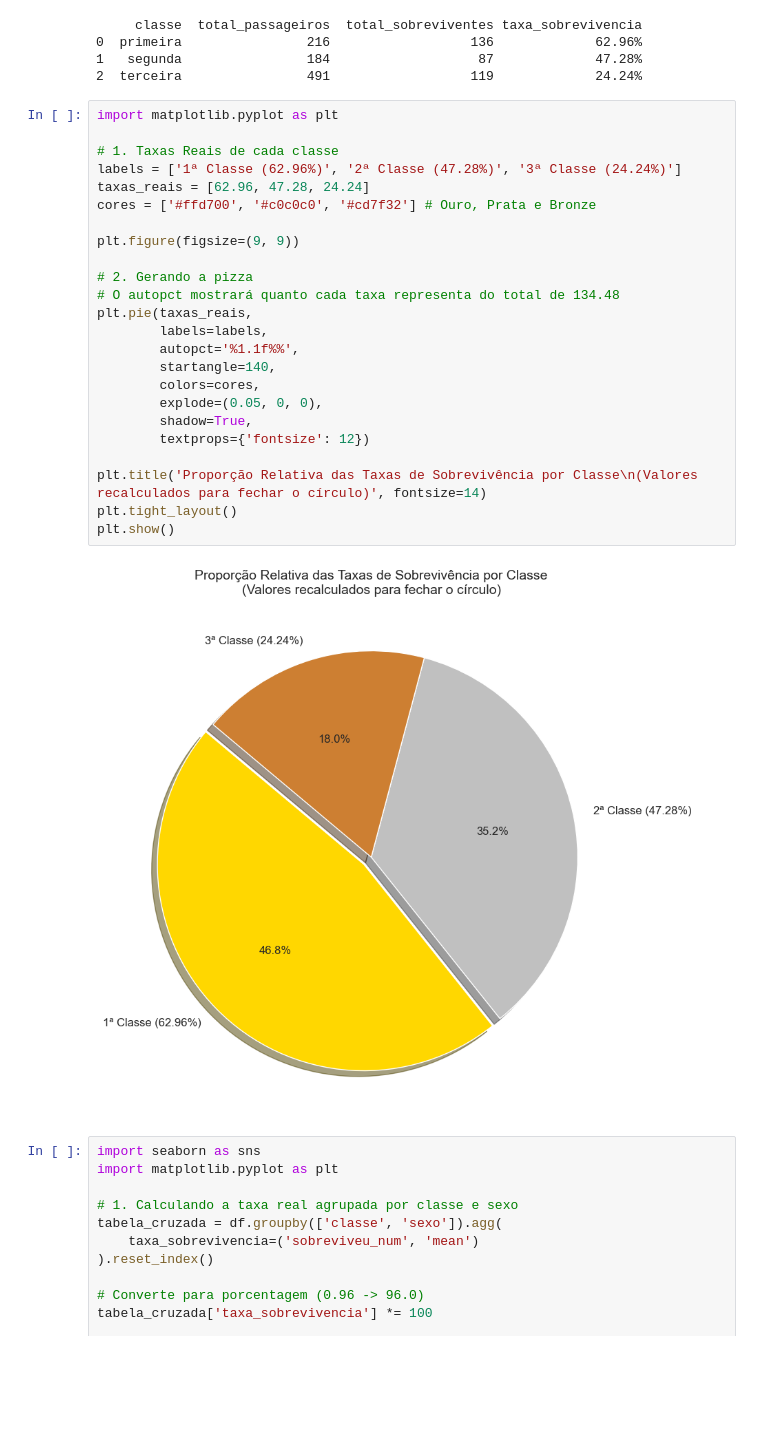
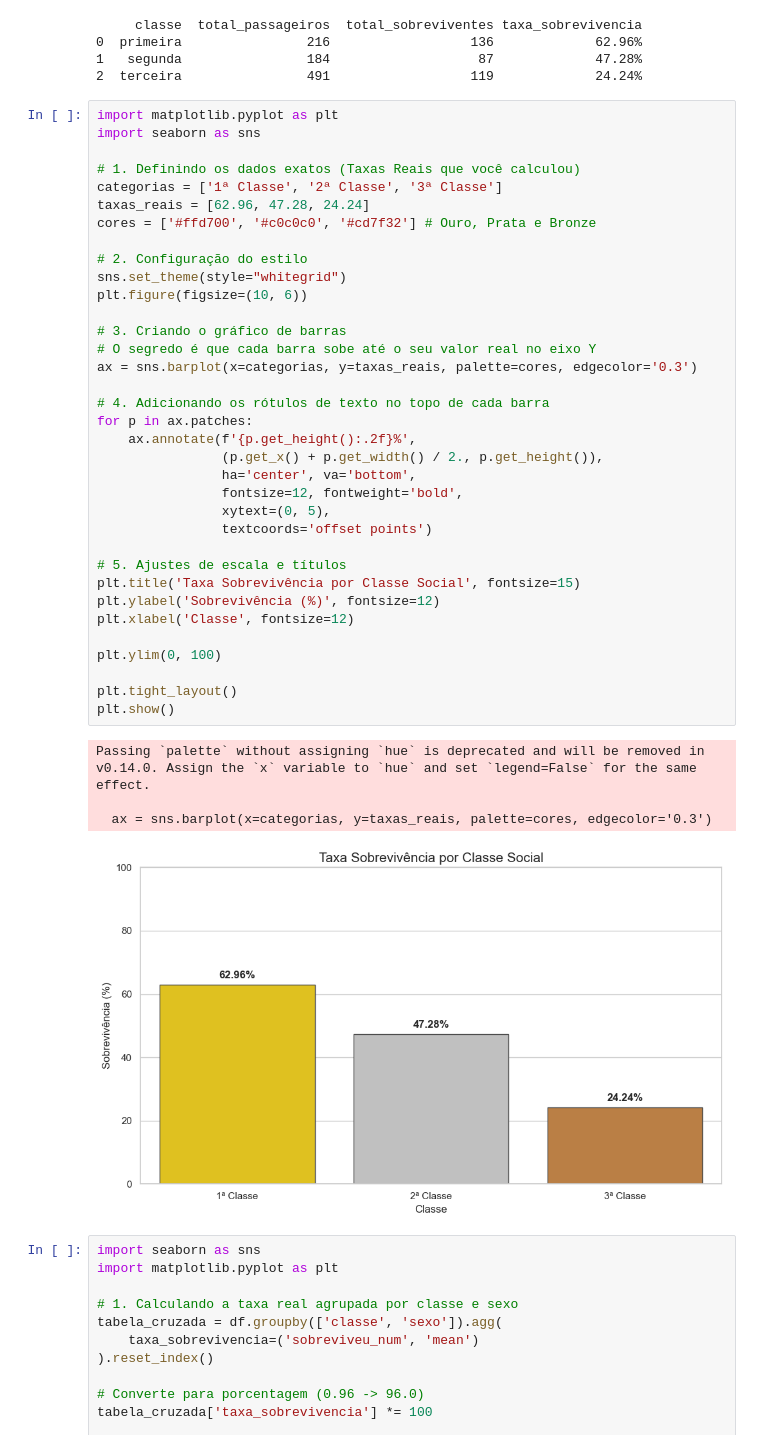
Before and after one commit to geovann4s/AnaliseTitanicaula, a Jupyter notebook: teste.ipynb, the cells around one changed output. Cells and saved outputs as stored; diff of their text form; blank space fills up the shorter version.

```diff
--- a/teste.ipynb
+++ b/teste.ipynb
@@ -357,30 +362,44 @@ print(tabela_classe_real)
 2  terceira                491                  119             24.24%
 # %%
 import matplotlib.pyplot as plt
+import seaborn as sns
 
-# 1. Taxas Reais de cada classe
-labels = ['1ª Classe (62.96%)', '2ª Classe (47.28%)', '3ª Classe (24.24%)']
+# 1. Definindo os dados exatos (Taxas Reais que você calculou)
+categorias = ['1ª Classe', '2ª Classe', '3ª Classe']
 taxas_reais = [62.96, 47.28, 24.24]
 cores = ['#ffd700', '#c0c0c0', '#cd7f32'] # Ouro, Prata e Bronze
 
-plt.figure(figsize=(9, 9))
+# 2. Configuração do estilo
+sns.set_theme(style="whitegrid")
+plt.figure(figsize=(10, 6))
 
-# 2. Gerando a pizza
-# O autopct mostrará quanto cada taxa representa do total de 134.48
-plt.pie(taxas_reais,
-        labels=labels,
-        autopct='%1.1f%%',
-        startangle=140,
-        colors=cores,
-        explode=(0.05, 0, 0),
-        shadow=True,
-        textprops={'fontsize': 12})
+# 3. Criando o gráfico de barras
+# O segredo é que cada barra sobe até o seu valor real no eixo Y
+ax = sns.barplot(x=categorias, y=taxas_reais, palette=cores, edgecolor='0.3')
 
-plt.title('Proporção Relativa das Taxas de Sobrevivência por Classe\n(Valores recalculados para fechar o círculo)', fontsize=14)
+# 4. Adicionando os rótulos de texto no topo de cada barra
+for p in ax.patches:
+    ax.annotate(f'{p.get_height():.2f}%',
+                (p.get_x() + p.get_width() / 2., p.get_height()),
+                ha='center', va='bottom',
+                fontsize=12, fontweight='bold',
+                xytext=(0, 5),
+                textcoords='offset points')
+
+# 5. Ajustes de escala e títulos
+plt.title('Taxa Sobrevivência por Classe Social', fontsize=15)
+plt.ylabel('Sobrevivência (%)', fontsize=12)
+plt.xlabel('Classe', fontsize=12)
+
+plt.ylim(0, 100)
+
 plt.tight_layout()
 plt.show()
 # %% [output]
+Passing `palette` without assigning `hue` is deprecated and will be removed in v0.14.0. Assign the `x` variable to `hue` and set `legend=False` for the same effect.
+
+  ax = sns.barplot(x=categorias, y=taxas_reais, palette=cores, edgecolor='0.3')
-[figure, old version]
+[figure, new version]
 # %%
 import seaborn as sns
 import matplotlib.pyplot as plt
```
Also changed, not shown: parts of 19 cells of this notebook, 2 other files.
